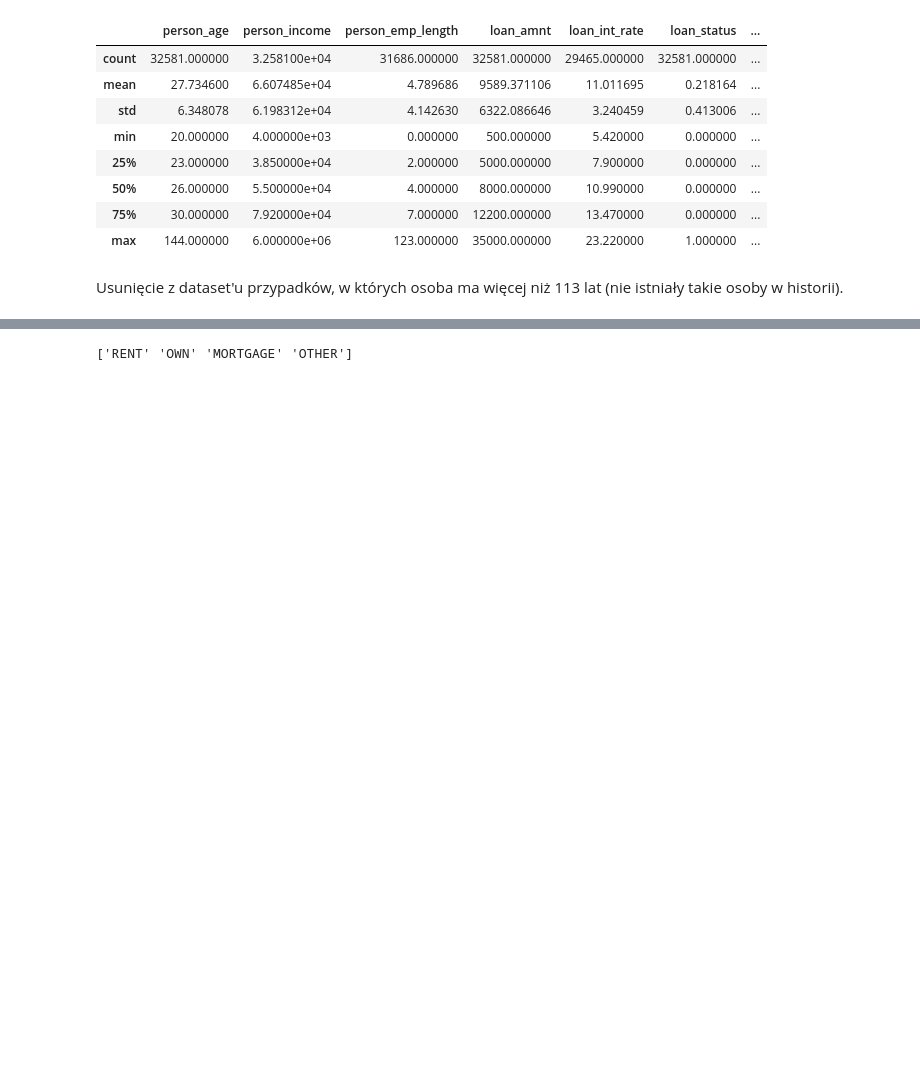
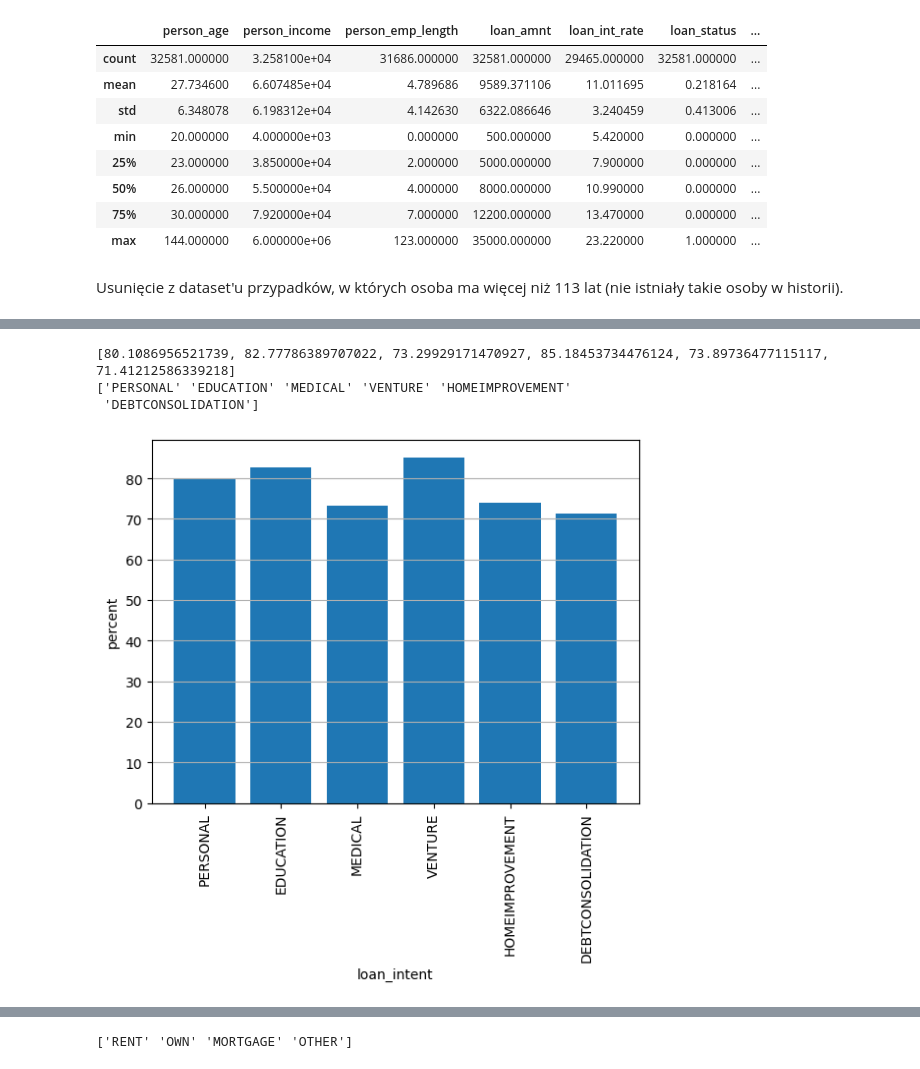
Before and after one commit to aleksyniemir/credit_risk_analysis, a Jupyter notebook: data_analysis.ipynb, the cells around one changed output, grey strips where cells are left out. Saved outputs shown, nothing was run; the diff lists cells and outputs as text; code cells hidden in the pictures; blank space fills up the shorter version.

```diff
--- a/data_analysis.ipynb
+++ b/data_analysis.ipynb
@@ -54,0 +74,20 @@ Usunięcie z dataset'u przypadków, w których osoba ma więcej niż 113 lat (ni
+# %%
+repayed_percent_loan_intent = []
+for loan_intent in df['loan_intent'].unique():
+    x = len(df[(df['loan_status'] == 0) & (df['loan_intent'] == loan_intent)]) / len(df[df['loan_intent'] == loan_intent]) * 100
+    repayed_percent_loan_intent.append(x)
+
+print(repayed_percent_loan_intent)
+print(df['loan_intent'].unique())
+
+plt.bar(df['loan_intent'].unique(), repayed_percent_loan_intent)
+plt.xlabel('loan_intent')
+plt.ylabel('percent')
+plt.grid(axis='y')
+plt.xticks(rotation='vertical')
+plt.show()
+# %% [output]
+[80.1086956521739, 82.77786389707022, 73.29929171470927, 85.18453734476124, 73.89736477115117, 71.41212586339218]
+['PERSONAL' 'EDUCATION' 'MEDICAL' 'VENTURE' 'HOMEIMPROVEMENT'
+ 'DEBTCONSOLIDATION']
+[figure, added]
```
Also changed, not shown: parts of 2 cells of this notebook.
